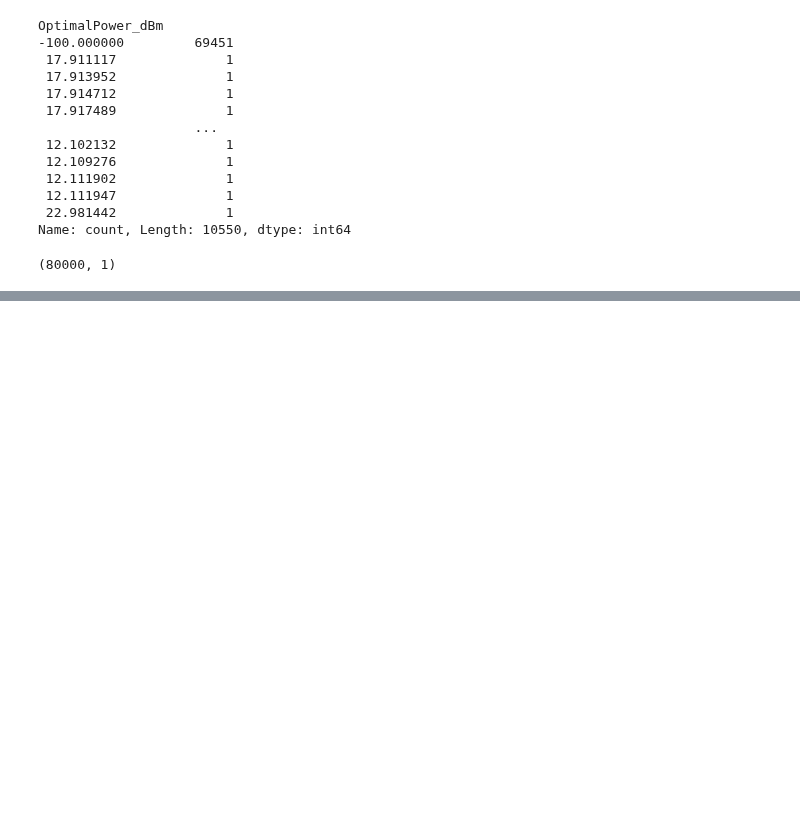
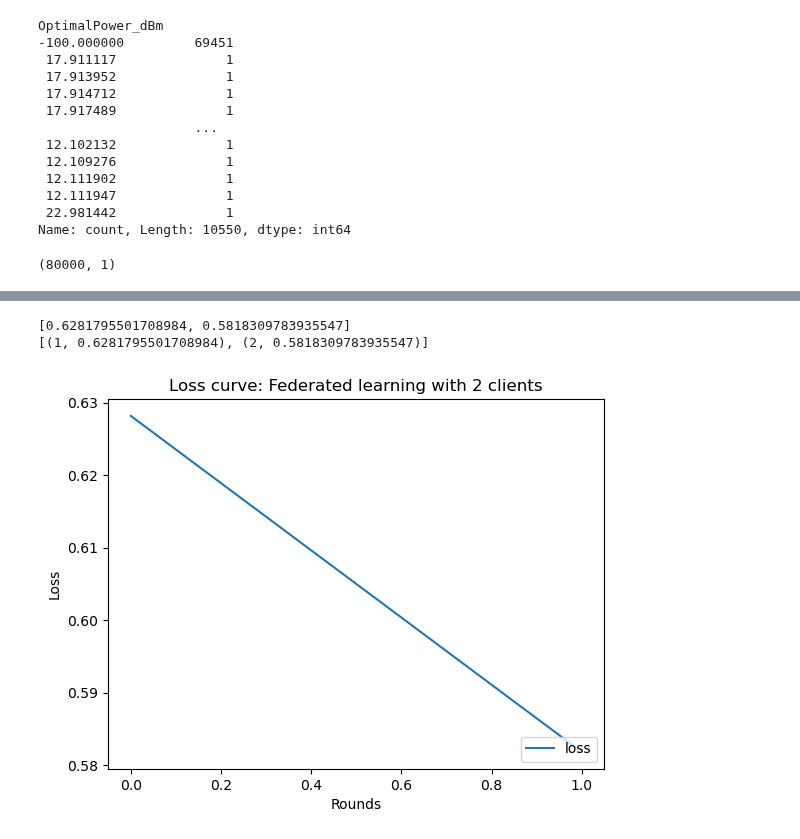
Before and after one commit to Einsbert-jnr/Federated-Learning-IID-and-NON-IID-case, a Jupyter notebook: FL Based Optimal Power Prediction-D2D/getinfo.ipynb, the cells around one changed output, grey strips where cells are left out. Saved outputs shown, nothing was run; the diff lists cells and outputs as text; code cells hidden in the pictures; blank space fills up the shorter version.

```diff
--- a/FL Based Optimal Power Prediction-D2D/getinfo.ipynb
+++ b/FL Based Optimal Power Prediction-D2D/getinfo.ipynb
@@ -66,3 +66,14 @@ OptimalPower_dBm
  22.981442              1
 Name: count, Length: 10550, dtype: int64
 (80000, 1)
+# %%
+import matplotlib.pyplot as plt
+import pickle
+
+
+NUM_CLIENTS = 2
+with open('results/history.pickle', 'rb') as f:
+    history = pickle.load(f)
+f.close()
+
+print(history)
@@ -68,0 +100,19 @@ Name: count, Length: 10550, dtype: int64
+# %%
+# accuracy = history.metrics_distributed['agg_accuracy']
+# acc_values = [item[1] for item in accuracy]
+loss = history.metrics_distributed['agg_loss']
+loss_values = [item[1] for item in loss]
+print(loss_values)
+print(loss)
+# %% [output]
+[0.6281795501708984, 0.5818309783935547]
+[(1, 0.6281795501708984), (2, 0.5818309783935547)]
+# %%
+plt.plot(loss_values)
+plt.legend(['loss'], loc = 'lower right')
+plt.ylabel('Loss')
+plt.xlabel('Rounds')
+plt.title(f"Loss curve: Federated learning with {NUM_CLIENTS} clients")
+plt.show()
+# %% [output]
+[figure, added]
```
Also changed, not shown: parts of 1 cell of this notebook.
